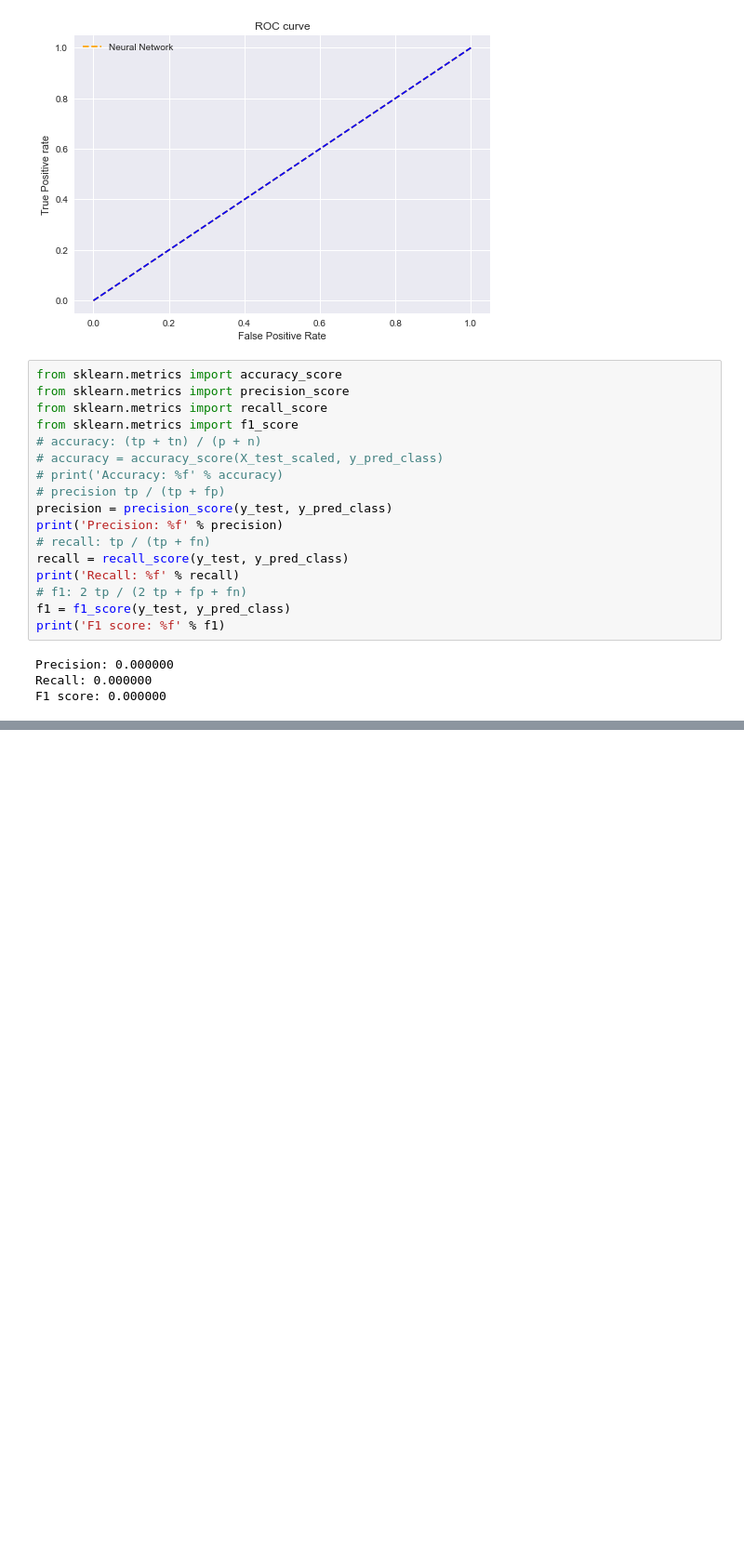
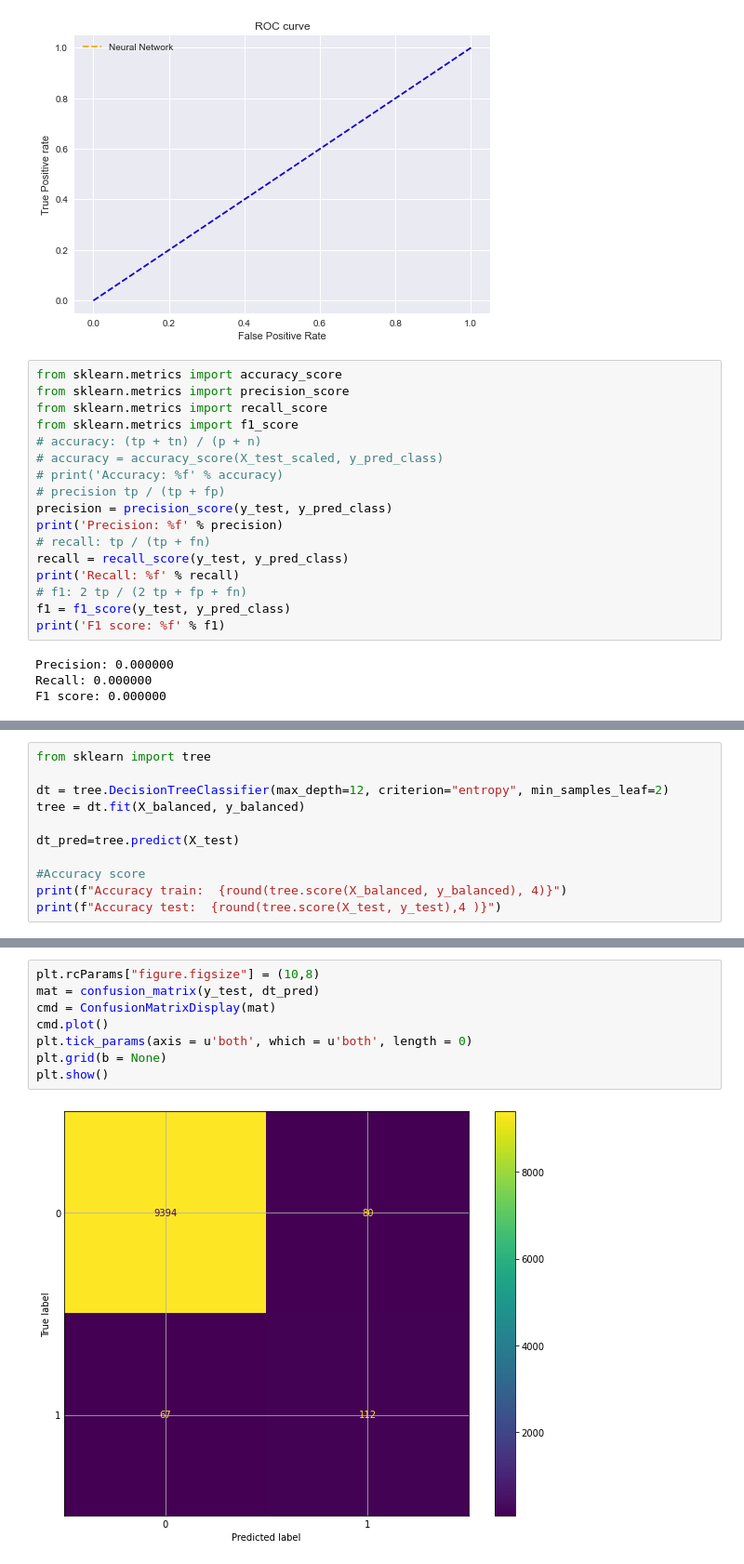
Before and after one commit to dvh549/Financial_Analytics, a Jupyter notebook: WOE_Notebook.ipynb, the cells around one changed output, grey strips where cells are left out. Shown at 93% size. Cells and saved outputs as stored; diff of their text form; blank space fills up the shorter version.

```diff
--- a/WOE_Notebook.ipynb
+++ b/WOE_Notebook.ipynb
@@ -362,0 +366,11 @@ F1 score: 0.000000
+# %%
+from sklearn import tree
+
+dt = tree.DecisionTreeClassifier(max_depth=12, criterion="entropy", min_samples_leaf=2)
+tree = dt.fit(X_balanced, y_balanced)
+
+dt_pred=tree.predict(X_test)
+
+#Accuracy score
+print(f"Accuracy train:  {round(tree.score(X_balanced, y_balanced), 4)}")
+print(f"Accuracy test:  {round(tree.score(X_test, y_test),4 )}")
@@ -362,0 +392,10 @@ F1 score: 0.000000
+# %%
+plt.rcParams["figure.figsize"] = (10,8)
+mat = confusion_matrix(y_test, dt_pred)
+cmd = ConfusionMatrixDisplay(mat)
+cmd.plot()
+plt.tick_params(axis = u'both', which = u'both', length = 0)
+plt.grid(b = None)
+plt.show()
+# %% [output]
+[figure, added]
```
Also changed, not shown: parts of 10 cells of this notebook.
